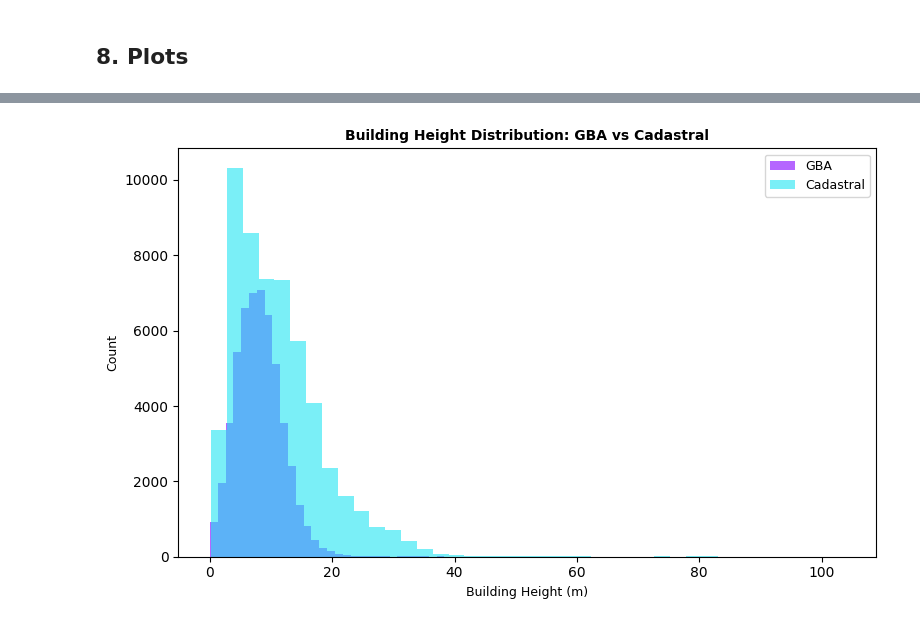
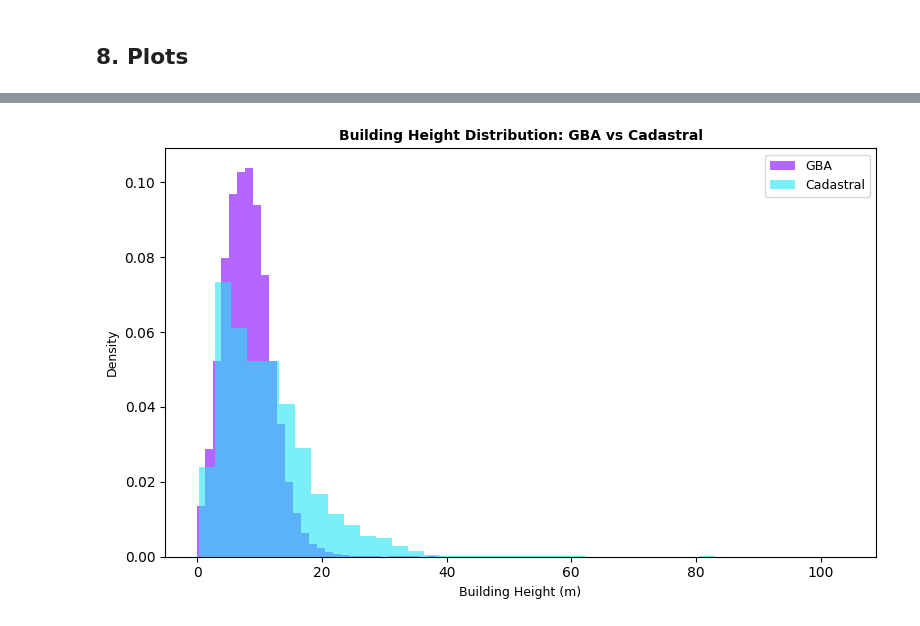
Before and after one commit to dclfbk/3-30-300-index, a Jupyter notebook: data_exploration/height_buildings.ipynb, the cells around one changed output, grey strips where cells are left out. Saved outputs shown, nothing was run; the diff lists cells and outputs as text; code cells hidden in the pictures.

```diff
--- a/data_exploration/height_buildings.ipynb
+++ b/data_exploration/height_buildings.ipynb
@@ -306,13 +360,16 @@ Saved: data/bologna_buildings_final.gpkg
 # %%
-global_atlas["match_status"]    = "matched"
-global_atlas.loc[gba_no_cadastral.index, "match_status"] = "gba_only"
+global_atlas["match_status"] = "matched"
+global_atlas.loc[gba_only_idx, "match_status"] = "gba_only"
 
 cadastral_clipped["match_status"] = "matched"
 cadastral_clipped.loc[cadastral_only_idx, "match_status"] = "cadastral_only"
 
 out_path = "building_comparison.gpkg"
-global_atlas[["geometry", "height_filtered", "match_status"]].to_file(out_path, layer="gba_buildings",       driver="GPKG")
-cadastral_clipped[["geometry", "height_filtered", "match_status"]].to_file(out_path, layer="cadastral_buildings", driver="GPKG")
-print(f"QGIS layers saved to {out_path}")
-print("  Layers: gba_buildings, cadastral_buildings")
-print("  Style by 'match_status' column: matched / gba_only / cadastral_only")
+global_atlas[["geometry", "height_filtered", "match_status"]].to_file(
+    out_path, layer="gba_buildings", driver="GPKG")
+cadastral_clipped[["geometry", "height_filtered", "match_status"]].to_file(
+    out_path, layer="cadastral_buildings", driver="GPKG")
+
+print(f"QGIS layers saved: {out_path}")
+print(f"  gba_buildings       : {len(global_atlas):,} features")
+print(f"  cadastral_buildings : {len(cadastral_clipped):,} features")
@@ -355,19 +406,20 @@ plt.show()
 # %%
-# ── Plot 2: Height distribution histogram ───────────────────────────────────
 fig, ax = plt.subplots(figsize=(8, 5))
 
 ax.hist(global_atlas[global_atlas["height_filtered"] > 0]["height_filtered"],
-        bins=40, alpha=0.6, color="#8400FF", label="GBA")
+        bins=40, alpha=0.6, color="#8400FF", label="GBA",
+        density=True)  #normalise to probability density
 ax.hist(cadastral_clipped[cadastral_clipped["height_filtered"] > 0]["height_filtered"],
-        bins=40, alpha=0.6, color="#21E5F3", label="Cadastral")
+        bins=40, alpha=0.6, color="#21E5F3", label="Cadastral",
+        density=True)
 
 ax.set_xlabel("Building Height (m)", fontsize=9)
-ax.set_ylabel("Count", fontsize=9)
+ax.set_ylabel("Density", fontsize=9)
 ax.set_title("Building Height Distribution: GBA vs Cadastral", fontweight="bold", fontsize=10)
 ax.legend(fontsize=9)
 plt.tight_layout()
 plt.savefig("plot_height_distribution.png", dpi=150, bbox_inches="tight")
 plt.show()
 # %% [output]
-[figure, old version]
+[figure, new version]
 # %%
```
Also changed, not shown: parts of 24 cells of this notebook, 5 other files.
